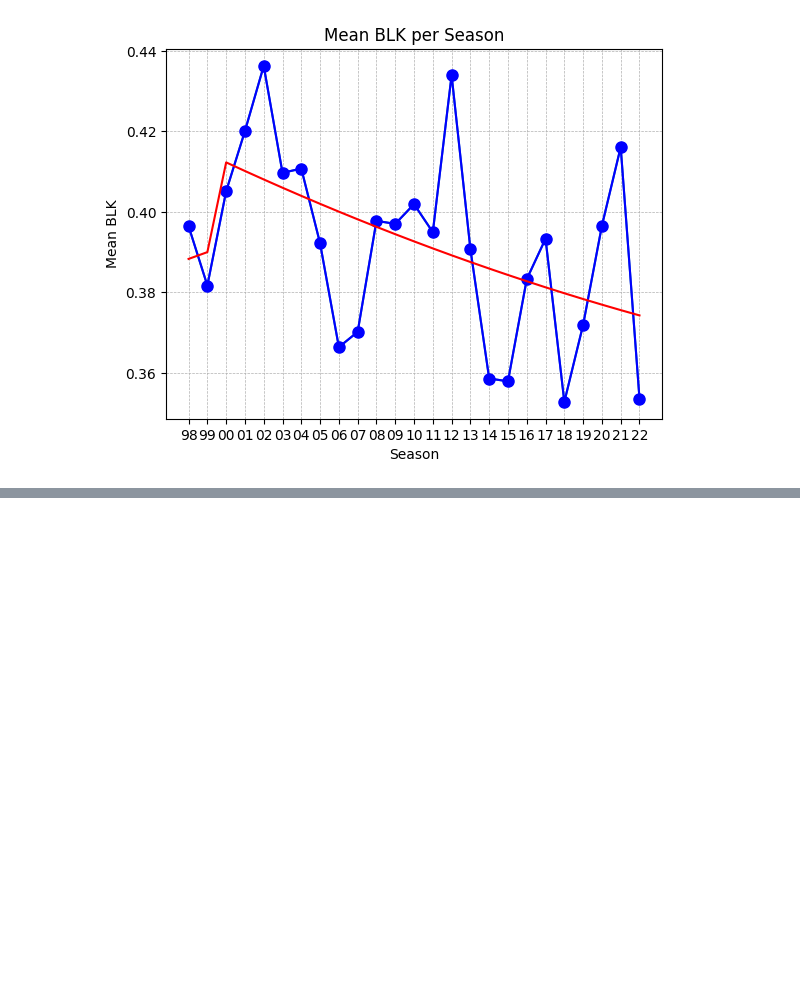
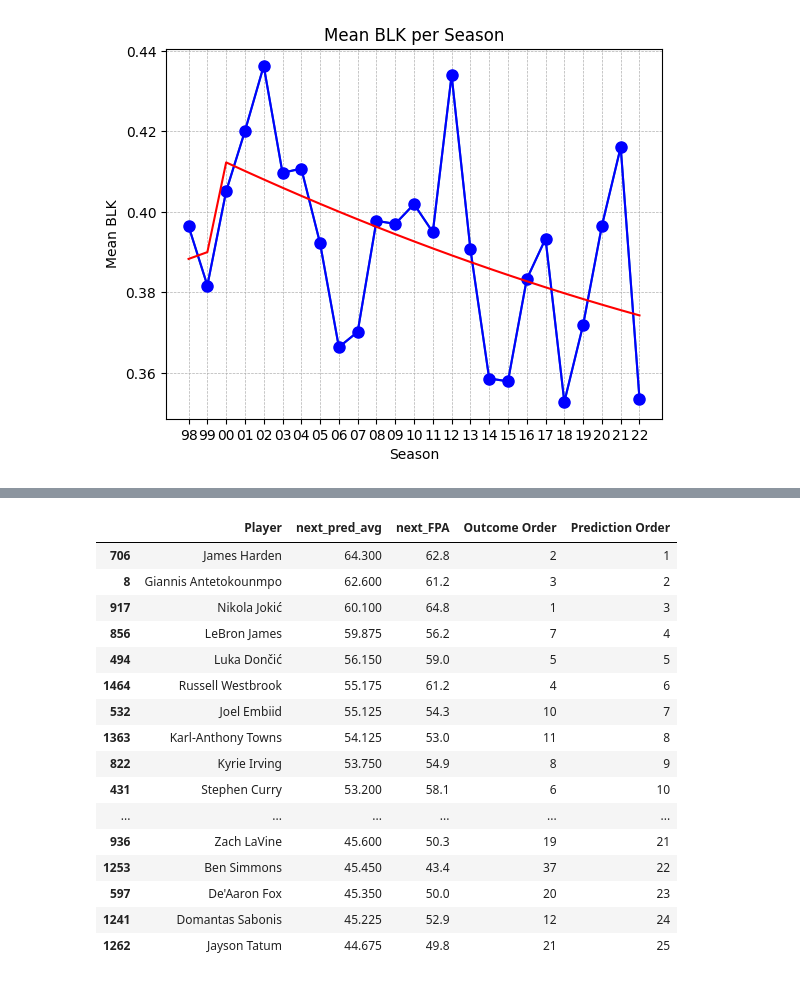
Before and after one commit to reidm340/reidm340.github.io, a Jupyter notebook: Millers'_DS_Project.ipynb, the cells around one changed output, grey strips where cells are left out. Saved outputs shown, nothing was run; the diff lists cells and outputs as text; code cells hidden in the pictures; blank space fills up the shorter version.

```diff
--- a/Millers'_DS_Project.ipynb
+++ b/Millers'_DS_Project.ipynb
@@ -730,0 +792,50 @@ yay!
+# %%
+orders_avg = {}
+
+# create order variables for each year, both in terms of prediction order and actual order
+for year in PStats_by_year.groups:
+    # isolate each season in terms of the three variables we are interested in for this task
+    temp = stats_if_next[stats_if_next["Season"] == year]
+    player_next_pred = temp[["Player", "next_pred_avg", "next_FPA"]]
+
+    # create order statistics for the actual outcome
+    sort_next = player_next_pred.sort_values(by="next_FPA", ascending=False)
+    next_order = []
+    for i in range(len(sort_next)):
+        next_order.append(i + 1)
+    sort_next.insert(2, "Outcome Order", next_order, True)
+    sort_next = sort_next.drop(columns=['next_FPA', 'next_pred_avg'])
+
+    # create order statistics for the predicted outcome
+    sort_next_pred = player_next_pred.sort_values(by="next_pred_avg", ascending=False)
+    next_pred_order = []
+    for i in range(len(sort_next)):
+        next_pred_order.append(i + 1)
+    sort_next_pred.insert(1, "Prediction Order", next_pred_order, True)
+    sort_next_pred = sort_next_pred.drop(columns=['next_FPA', 'next_pred_avg'])
+
+    # combine the two together
+    temp2 = pd.merge(player_next_pred, sort_next, on="Player", how="outer")
+    final = pd.merge(temp2, sort_next_pred, on="Player", how="outer")
+
+    orders_avg[year] = final
+
+display(orders_avg.get("2019-20").sort_values(by="Prediction Order", ascending=True)[:25])
+# %% [output]
+|  | Player | next_pred_avg | next_FPA | Outcome Order | Prediction Order |
+| 706 | James Harden | 64.300 | 62.8 | 2 | 1 |
+| 8 | Giannis Antetokounmpo | 62.600 | 61.2 | 3 | 2 |
+| 917 | Nikola Jokić | 60.100 | 64.8 | 1 | 3 |
+| 856 | LeBron James | 59.875 | 56.2 | 7 | 4 |
+| 494 | Luka Dončić | 56.150 | 59.0 | 5 | 5 |
+| 1464 | Russell Westbrook | 55.175 | 61.2 | 4 | 6 |
+| 532 | Joel Embiid | 55.125 | 54.3 | 10 | 7 |
+| 1363 | Karl-Anthony Towns | 54.125 | 53.0 | 11 | 8 |
+| 822 | Kyrie Irving | 53.750 | 54.9 | 8 | 9 |
+| 431 | Stephen Curry | 53.200 | 58.1 | 6 | 10 |
+| ... | ... | ... | ... | ... | ... |
+| 936 | Zach LaVine | 45.600 | 50.3 | 19 | 21 |
+| 1253 | Ben Simmons | 45.450 | 43.4 | 37 | 22 |
+| 597 | De'Aaron Fox | 45.350 | 50.0 | 20 | 23 |
+| 1241 | Domantas Sabonis | 45.225 | 52.9 | 12 | 24 |
+| 1262 | Jayson Tatum | 44.675 | 49.8 | 21 | 25 |
```
Also changed, not shown: parts of 63 cells of this notebook, 1 other file.
